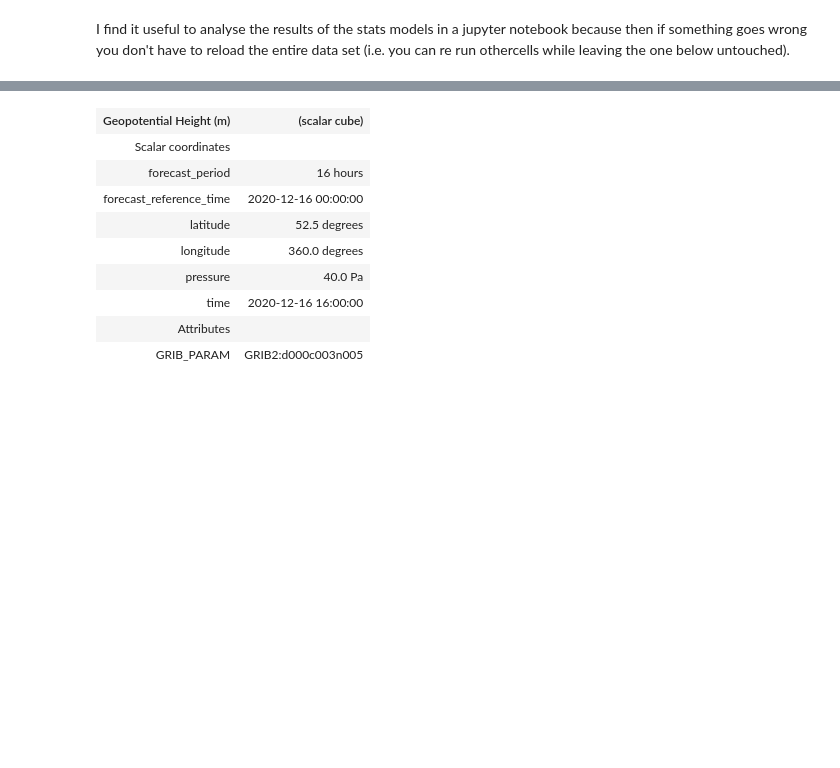
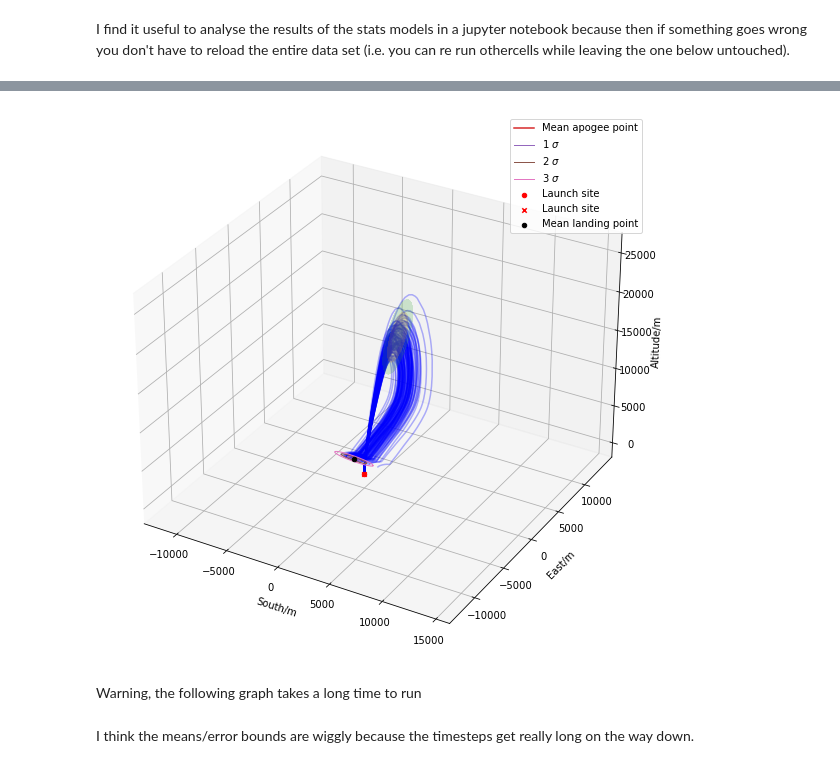
Before and after one commit to cuspaceflight/CamPyRoS, a Jupyter notebook: stats_analysis_example.ipynb, the cells around one changed output, grey strips where cells are left out. Drawn from its saved outputs; the diff is of its cells as text; code cells hidden in the pictures; blank space fills up the shorter version.

```diff
--- a/stats_analysis_example.ipynb
+++ b/stats_analysis_example.ipynb
@@ -33,13 +26,6 @@ data=iris.load("data/wind/gfs/52.25_359.75_20201216_00_016.grb2")
-# %%
-data[0][0][1][1]
-# %% [output]
-| Geopotential Height (m) | (scalar cube) |
-| Scalar coordinates |  |
-| forecast_period | 16 hours |
-| forecast_reference_time | 2020-12-16 00:00:00 |
-| latitude | 52.5 degrees |
-| longitude | 360.0 degrees |
-| pressure | 40.0 Pa |
-| time | 2020-12-16 16:00:00 |
-| Attributes |  |
-| GRIB_PARAM | GRIB2:d000c003n005 |
+# %%
+plt.stats_trajectories(x,y,z,apogee_mu=ap_mu,apogee_cov=ap_cov,landing_mu=l_mu,landing_cov=l_cov)
+# %% [output]
+[figure, added]
+# %% [markdown]
+Warning, the following graph takes a long time to run
@@ -45,0 +34,2 @@ data[0][0][1][1]
+# %% [markdown]
+I think the means/error bounds are wiggly because the timesteps get really long on the way down.
```
Also changed, not shown: parts of 7 cells of this notebook, 6 other files.
